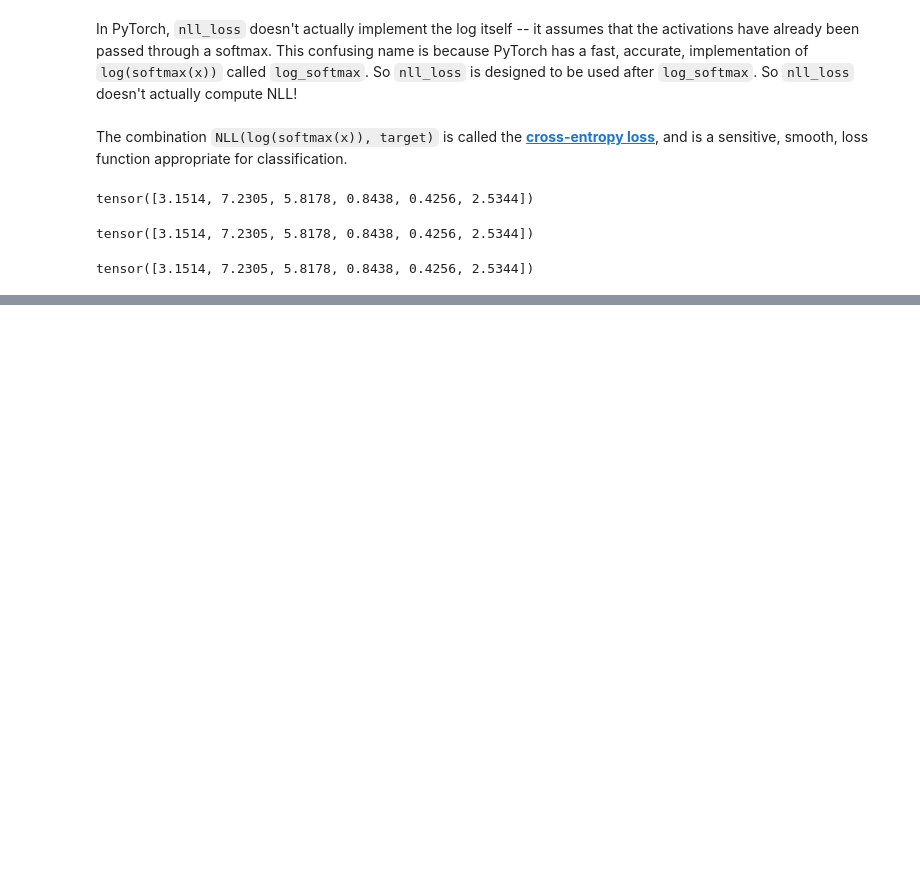
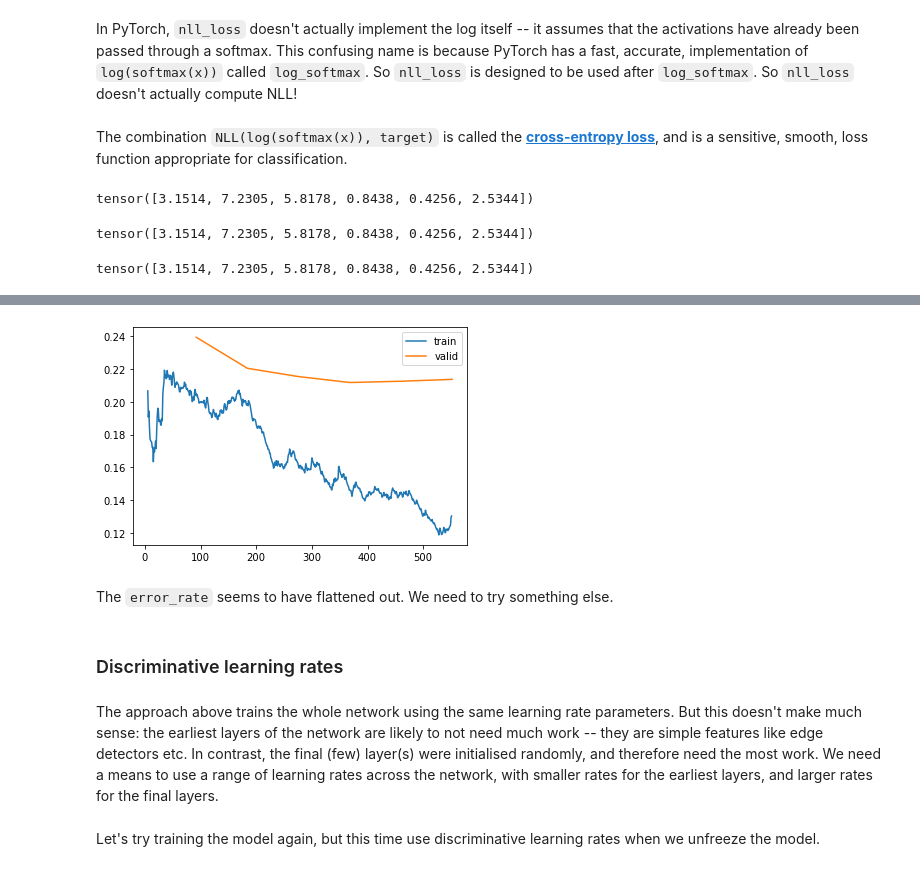
Before and after one commit to jaryaman/fastai-v4, a Jupyter notebook: notebooks/03-JA-image-classification.ipynb, the cells around one changed output, grey strips where cells are left out. Saved outputs shown, nothing was run; the diff lists cells and outputs as text; code cells hidden in the pictures; blank space fills up the shorter version.

```diff
--- a/notebooks/03-JA-image-classification.ipynb
+++ b/notebooks/03-JA-image-classification.ipynb
@@ -178,0 +252,12 @@ tensor([3.1514, 7.2305, 5.8178, 0.8438, 0.4256, 2.5344])
+# %%
+learn.recorder.plot_loss()
+# %% [output]
+[figure, added]
+# %% [markdown]
+The `error_rate` seems to have flattened out. We need to try something else.
+# %% [markdown]
+### Discriminative learning rates
+# %% [markdown]
+The approach above trains the whole network using the same learning rate parameters. But this doesn't make much sense: the earliest layers of the network are likely to not need much work -- they are simple features like edge detectors etc. In contrast, the final (few) layer(s) were initialised randomly, and therefore need the most work. We need a means to use a range of learning rates across the network, with smaller rates for the earliest layers, and larger rates for the final layers.
+# %% [markdown]
+Let's try training the model again, but this time use discriminative learning rates when we unfreeze the model.
```
Also changed, not shown: parts of 39 cells of this notebook.
